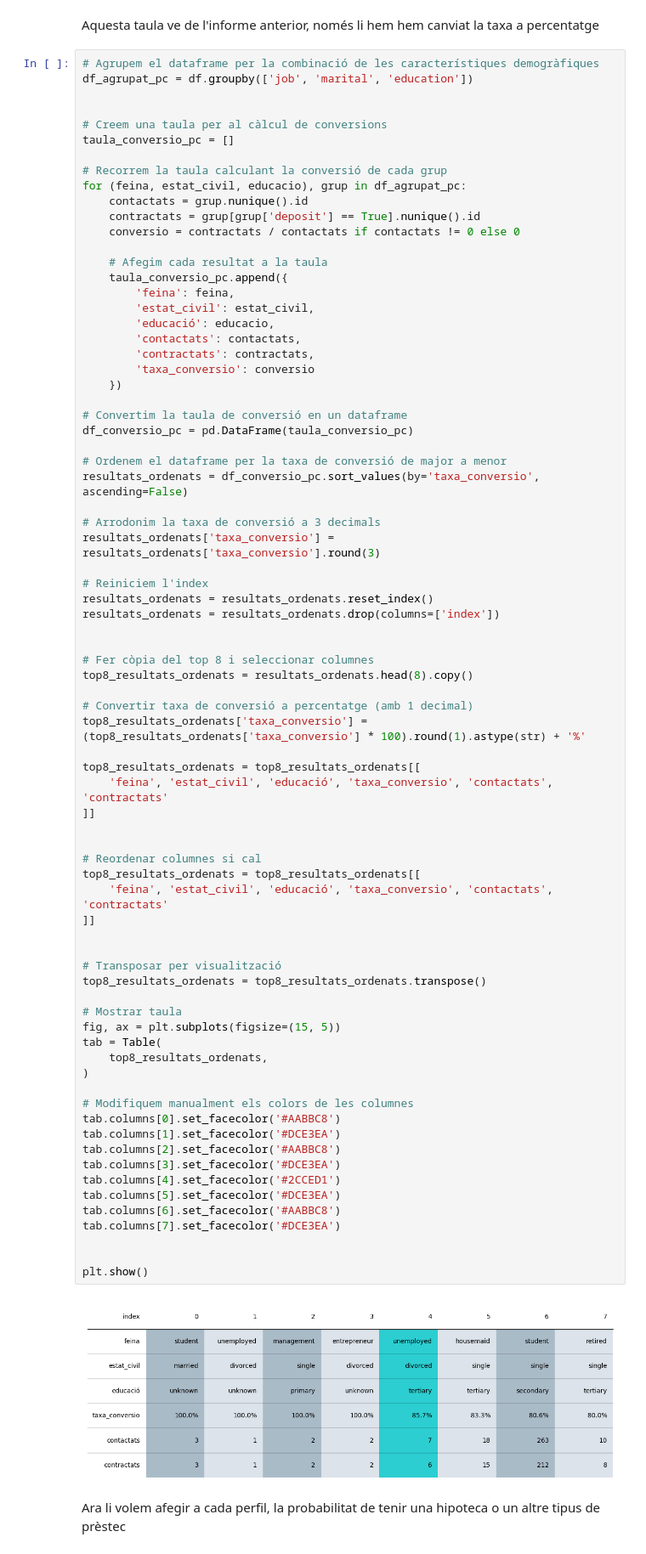
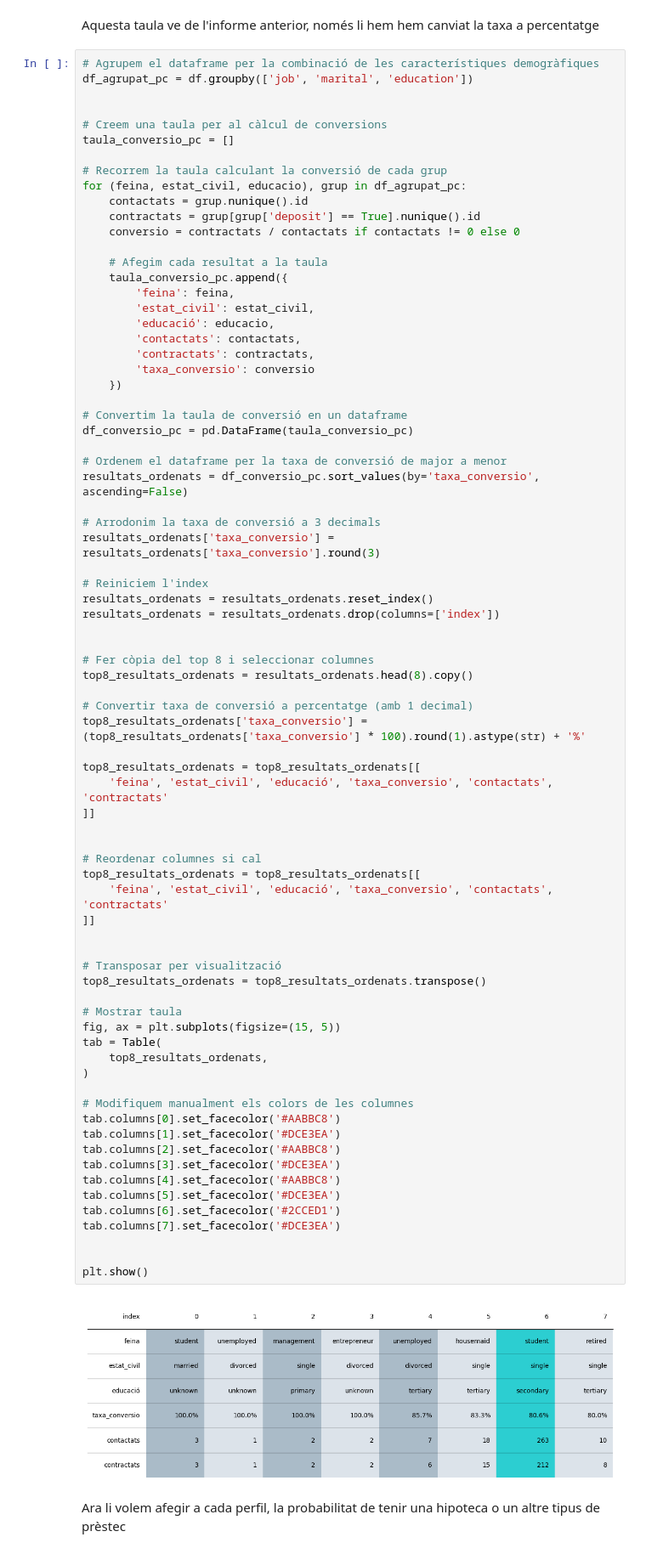
Before and after one commit to MarinaTorba/PersonalDataProrjects, a Jupyter notebook: Equip_9/Scripts/Analisis_Client_250519.ipynb, the cells around one changed output. Shown at 85% size. Cells and saved outputs as stored; diff of their text form.

```diff
--- a/Equip_9/Scripts/Analisis_Client_250519.ipynb
+++ b/Equip_9/Scripts/Analisis_Client_250519.ipynb
@@ -171,35 +171,35 @@ top8_resultats_ordenats = top8_resultats_ordenats[[
     'feina', 'estat_civil', 'educació', 'taxa_conversio', 'contactats', 'contractats'
 ]]
 
 
 # Reordenar columnes si cal
 top8_resultats_ordenats = top8_resultats_ordenats[[
     'feina', 'estat_civil', 'educació', 'taxa_conversio', 'contactats', 'contractats'
 ]]
 
 
 # Transposar per visualització
 top8_resultats_ordenats = top8_resultats_ordenats.transpose()
 
 # Mostrar taula
 fig, ax = plt.subplots(figsize=(15, 5))
 tab = Table(
     top8_resultats_ordenats,
 )
 
 # Modifiquem manualment els colors de les columnes
 tab.columns[0].set_facecolor('#AABBC8')
 tab.columns[1].set_facecolor('#DCE3EA')
 tab.columns[2].set_facecolor('#AABBC8')
 tab.columns[3].set_facecolor('#DCE3EA')
-tab.columns[4].set_facecolor('#2CCED1')
+tab.columns[4].set_facecolor('#AABBC8')
 tab.columns[5].set_facecolor('#DCE3EA')
-tab.columns[6].set_facecolor('#AABBC8')
+tab.columns[6].set_facecolor('#2CCED1')
 tab.columns[7].set_facecolor('#DCE3EA')
 
 
 plt.show()
 # %% [output]
-[figure, old version]
+[figure, new version]
 # %% [markdown]
 Ara li volem afegir a cada perfil, la probabilitat de tenir una hipoteca o un altre tipus de prèstec
```
Also changed, not shown: parts of 5 cells of this notebook.
